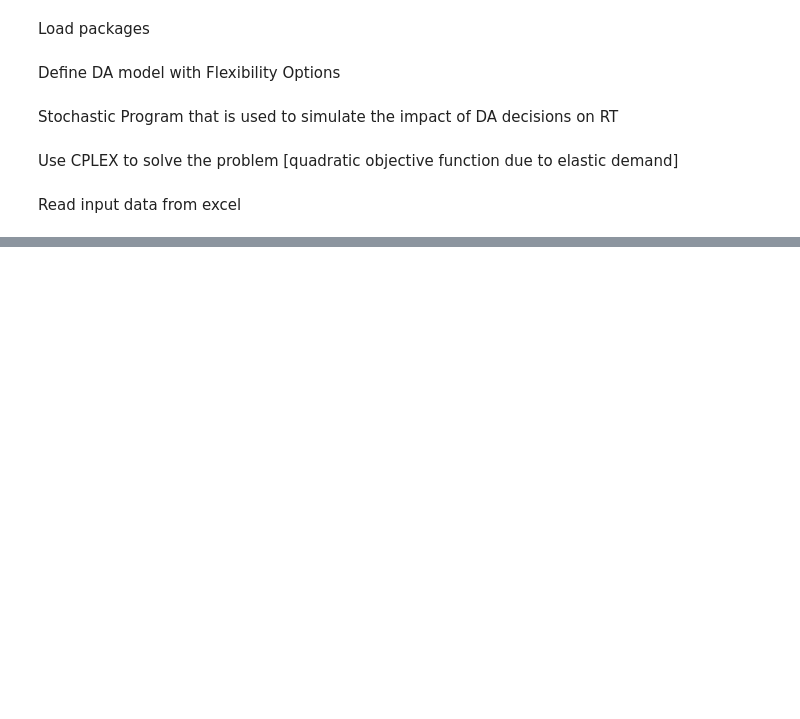
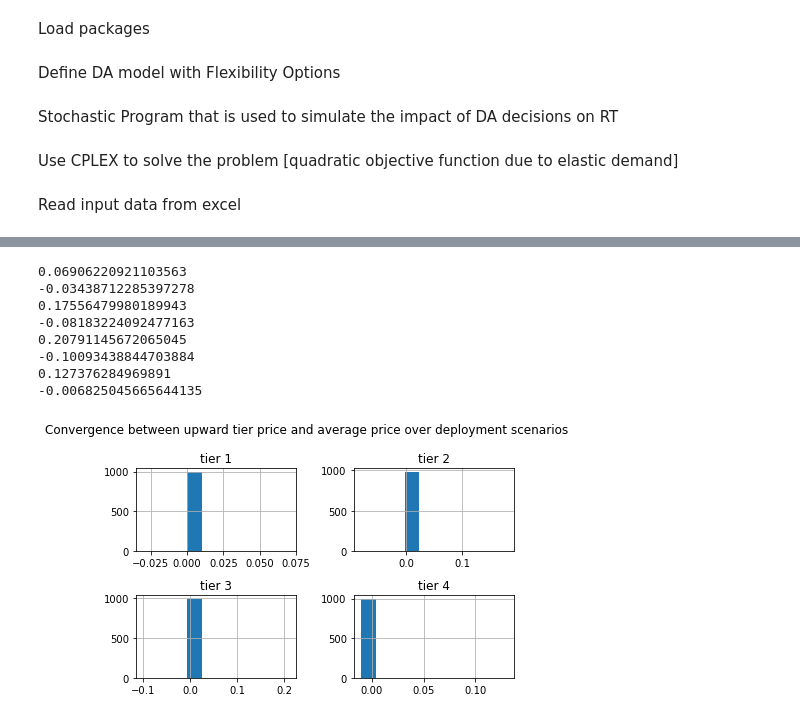
Before and after one commit to hanboxie/Flexibility_Options_Numerical_Study, a Jupyter notebook: Flexibility_options_end_to_end-UPDN-RANDOM.ipynb, the cells around one changed output, grey strips where cells are left out. Saved outputs shown, nothing was run; the diff lists cells and outputs as text; code cells hidden in the pictures; blank space fills up the shorter version.

```diff
--- a/Flexibility_options_end_to_end-UPDN-RANDOM.ipynb
+++ b/Flexibility_options_end_to_end-UPDN-RANDOM.ipynb
@@ -407,0 +343,20 @@ random.uniform(0, 1)
+# %%
+plt.subplots()
+plt.suptitle('Convergence between upward tier price and average price over deployment scenarios ')
+for k in range(1,5):
+    plt.subplot(2,2,k)
+    plt.title('tier '+str(k))
+    round(pd.DataFrame(Summary_up_convergence),2)[k-1].hist()
+    print(max(pd.DataFrame(Summary_up_convergence)[k-1]))
+    print(min(pd.DataFrame(Summary_up_convergence)[k-1]))
+plt.tight_layout()
+# %% [output]
+0.06906220921103563
+-0.03438712285397278
+0.17556479980189943
+-0.08183224092477163
+0.20791145672065045
+-0.10093438844703884
+0.127376284969891
+-0.006825045665644135
+[figure, added]
```
Also changed, not shown: parts of 42 cells of this notebook, 2 other files.
